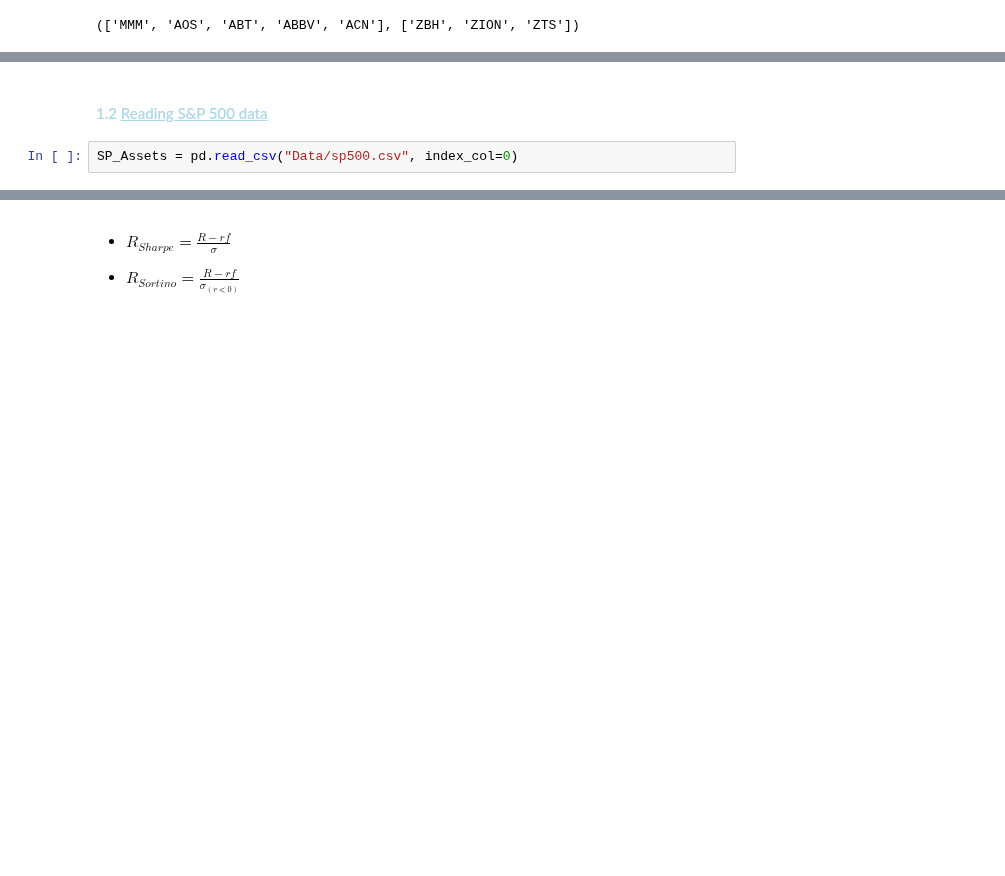
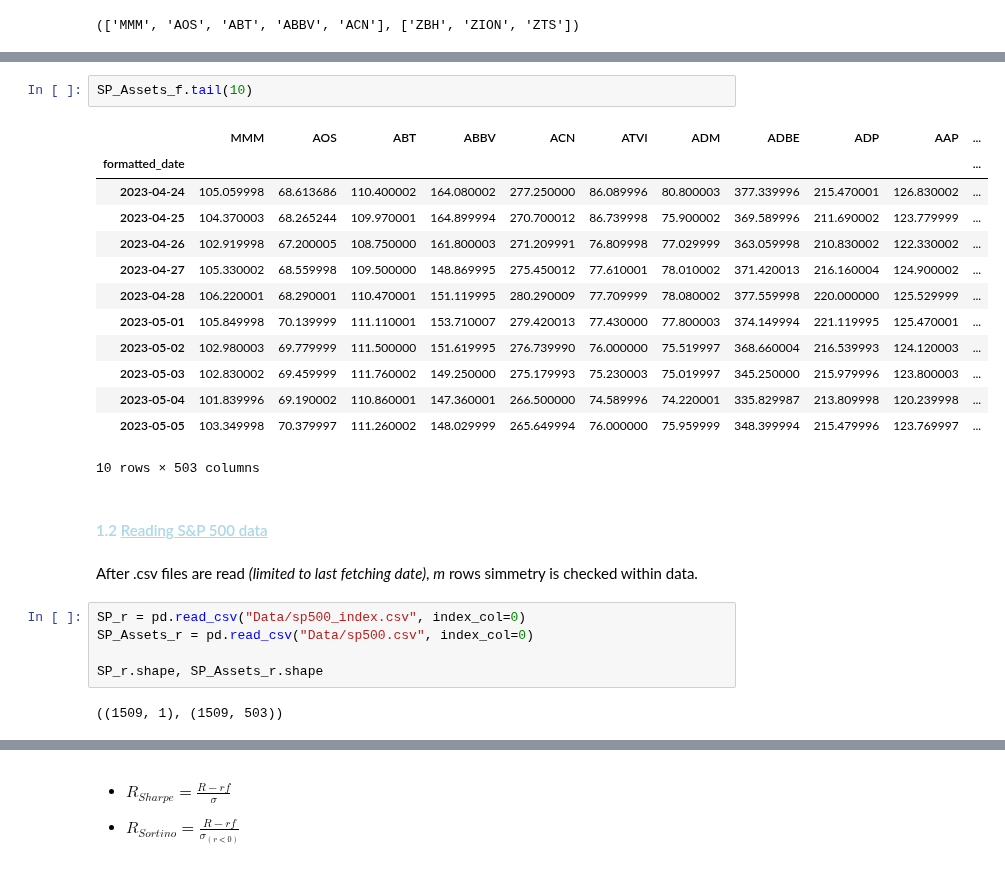
Before and after one commit to EMarquez7/Examen-de-Simulaci-n-2, a Jupyter notebook: Optimization.ipynb, the cells around one changed output, grey strips where cells are left out. Drawn from its saved outputs; the diff is of its cells as text; blank space fills up the shorter version.

```diff
--- a/Optimization.ipynb
+++ b/Optimization.ipynb
@@ -134,4 +126,27 @@ data.tail()
+# %%
+SP_Assets_f.tail(10)
+# %% [output]
+|  | MMM | AOS | ABT | ABBV | ACN | ATVI | ADM | ADBE | ADP | AAP | ... |
+| formatted_date |  |  |  |  |  |  |  |  |  |  | ... |
+| 2023-04-24 | 105.059998 | 68.613686 | 110.400002 | 164.080002 | 277.250000 | 86.089996 | 80.800003 | 377.339996 | 215.470001 | 126.830002 | ... |
+| 2023-04-25 | 104.370003 | 68.265244 | 109.970001 | 164.899994 | 270.700012 | 86.739998 | 75.900002 | 369.589996 | 211.690002 | 123.779999 | ... |
+| 2023-04-26 | 102.919998 | 67.200005 | 108.750000 | 161.800003 | 271.209991 | 76.809998 | 77.029999 | 363.059998 | 210.830002 | 122.330002 | ... |
+| 2023-04-27 | 105.330002 | 68.559998 | 109.500000 | 148.869995 | 275.450012 | 77.610001 | 78.010002 | 371.420013 | 216.160004 | 124.900002 | ... |
+| 2023-04-28 | 106.220001 | 68.290001 | 110.470001 | 151.119995 | 280.290009 | 77.709999 | 78.080002 | 377.559998 | 220.000000 | 125.529999 | ... |
+| 2023-05-01 | 105.849998 | 70.139999 | 111.110001 | 153.710007 | 279.420013 | 77.430000 | 77.800003 | 374.149994 | 221.119995 | 125.470001 | ... |
+| 2023-05-02 | 102.980003 | 69.779999 | 111.500000 | 151.619995 | 276.739990 | 76.000000 | 75.519997 | 368.660004 | 216.539993 | 124.120003 | ... |
+| 2023-05-03 | 102.830002 | 69.459999 | 111.760002 | 149.250000 | 275.179993 | 75.230003 | 75.019997 | 345.250000 | 215.979996 | 123.800003 | ... |
+| 2023-05-04 | 101.839996 | 69.190002 | 110.860001 | 147.360001 | 266.500000 | 74.589996 | 74.220001 | 335.829987 | 213.809998 | 120.239998 | ... |
+| 2023-05-05 | 103.349998 | 70.379997 | 111.260002 | 148.029999 | 265.649994 | 76.000000 | 75.959999 | 348.399994 | 215.479996 | 123.769997 | ... |
+10 rows × 503 columns
 # %% [markdown]
 #### <font color= 'lightblue'> 1.2 <u> Reading S&P 500 data </u><font> </span>
+# %% [markdown]
+After .csv files are read *(limited to last fetching date)*, *m* rows simmetry is checked within data.
 # %%
-SP_Assets = pd.read_csv("Data/sp500.csv", index_col=0)
+SP_r = pd.read_csv("Data/sp500_index.csv", index_col=0)
+SP_Assets_r = pd.read_csv("Data/sp500.csv", index_col=0)
+
+SP_r.shape, SP_Assets_r.shape
+# %% [output]
+((1509, 1), (1509, 503))
```
Also changed, not shown: parts of 20 cells of this notebook, 2 other files.
